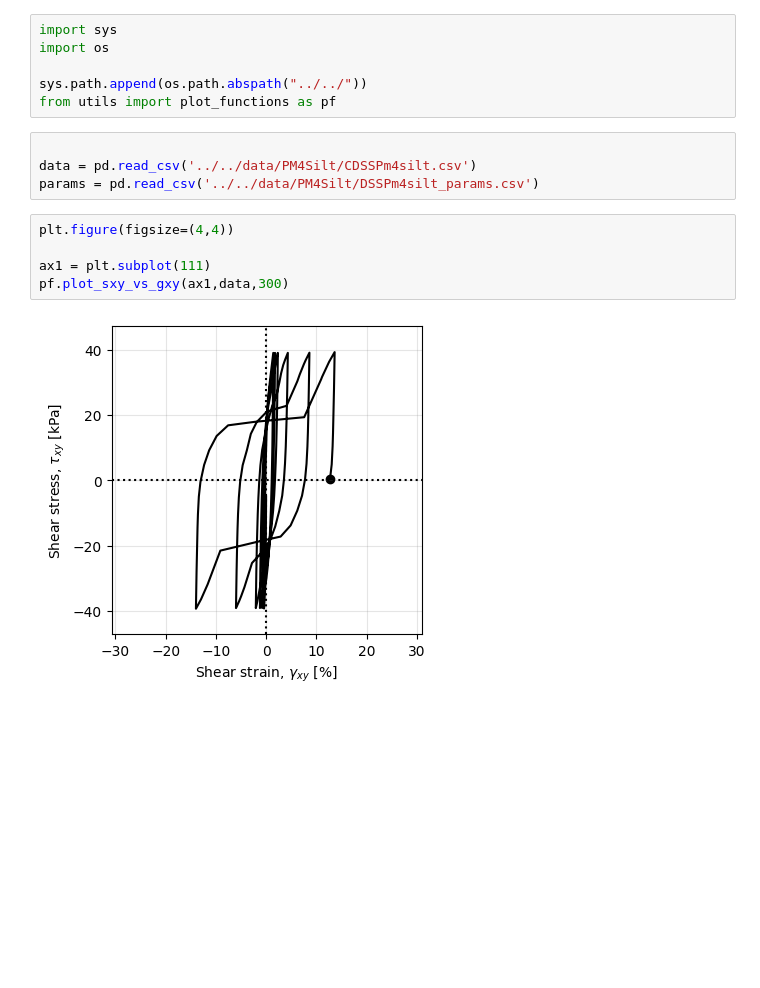
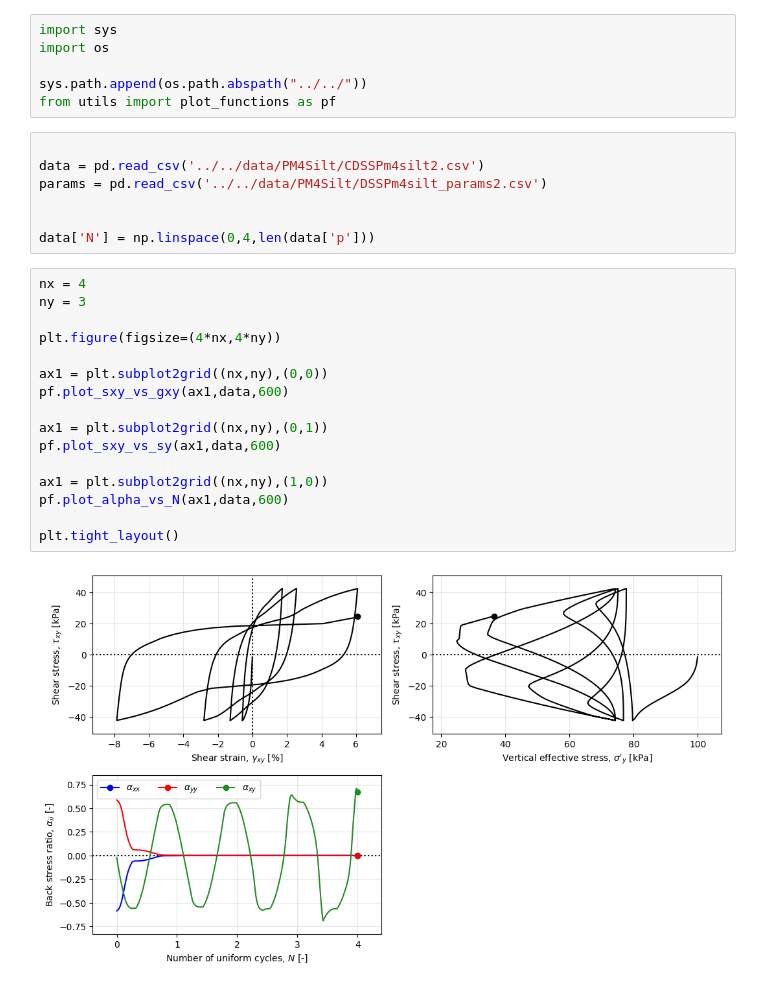
Before and after one commit to ntasso/PM4Fun, a Jupyter notebook: notebooks/PM4Silt/plot1.ipynb, the cells around one changed output. Cells and saved outputs as stored; diff of their text form; blank space fills up the shorter version.

```diff
--- a/notebooks/PM4Silt/plot1.ipynb
+++ b/notebooks/PM4Silt/plot1.ipynb
@@ -10,12 +10,26 @@ sys.path.append(os.path.abspath("../../"))
 from utils import plot_functions as pf
 # %%
 
-data = pd.read_csv('../../data/PM4Silt/CDSSPm4silt.csv')
-params = pd.read_csv('../../data/PM4Silt/DSSPm4silt_params.csv')
+data = pd.read_csv('../../data/PM4Silt/CDSSPm4silt2.csv')
+params = pd.read_csv('../../data/PM4Silt/DSSPm4silt_params2.csv')
+
+
+data['N'] = np.linspace(0,4,len(data['p']))
-# %%
-plt.figure(figsize=(4,4))
-
-ax1 = plt.subplot(111)
-pf.plot_sxy_vs_gxy(ax1,data,300)
-# %% [output]
-[figure, removed]
+# %%
+nx = 4
+ny = 3
+
+plt.figure(figsize=(4*nx,4*ny))
+
+ax1 = plt.subplot2grid((nx,ny),(0,0))
+pf.plot_sxy_vs_gxy(ax1,data,600)
+
+ax1 = plt.subplot2grid((nx,ny),(0,1))
+pf.plot_sxy_vs_sy(ax1,data,600)
+
+ax1 = plt.subplot2grid((nx,ny),(1,0))
+pf.plot_alpha_vs_N(ax1,data,600)
+
+plt.tight_layout()
+# %% [output]
+[figure, added]
```
Also changed, not shown: 2 other files.
